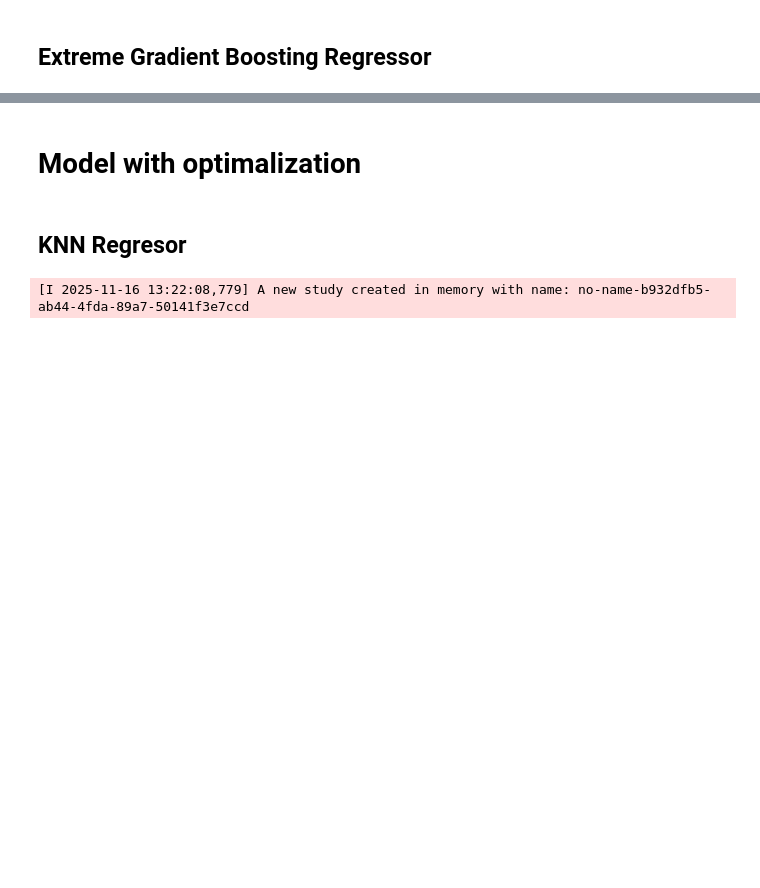
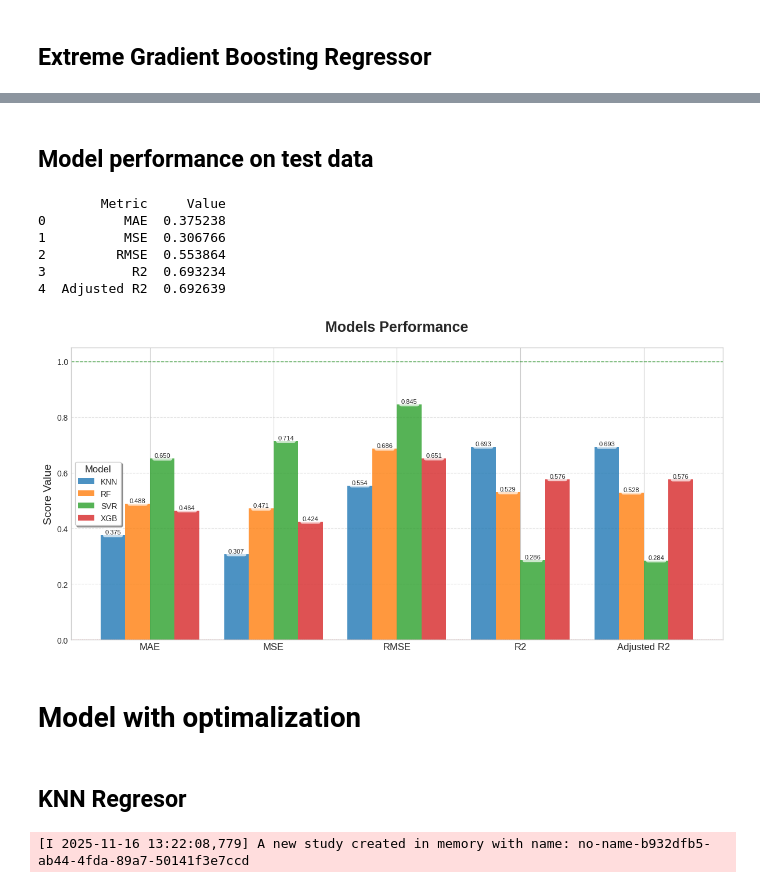
Before and after one commit to xXKeNdAmAmAsTeRXx/Machine-Learning-Tasks, a Jupyter notebook: Model_Selection_and_Regularization/Regression - California Dataset.ipynb, the cells around one changed output, grey strips where cells are left out. Cells and saved outputs as stored; diff of their text form; code cells hidden in the pictures; blank space fills up the shorter version.

```diff
--- a/Model_Selection_and_Regularization/Regression - California Dataset.ipynb
+++ b/Model_Selection_and_Regularization/Regression - California Dataset.ipynb
@@ -93,7 +174,8 @@ def train_and_judge(model, x_train, y_train, x_test, y_test):
 # %% [markdown]
 ## KNN Regresor
 # %%
-train_and_judge(KNeighborsRegressor(), x_train, y_train, x_test, y_test)
+model_performence["KNN"] = train_and_judge(KNeighborsRegressor(), x_train, y_train, x_test, y_test)
+model_performence["KNN"]
 # %% [output]
 Training Scores
         Metric     Value
@@ -113,7 +201,8 @@ Testing Scores
 # %% [markdown]
 ## SVE
 # %%
-train_and_judge(SVR(), x_train, y_train, x_test, y_test)
+model_performence["SVR"] = train_and_judge(SVR(), x_train, y_train, x_test, y_test)
+model_performence["SVR"]
 # %% [output]
 Training Scores
         Metric     Value
@@ -133,7 +228,8 @@ Testing Scores
 # %% [markdown]
 ## Random Forest
 # %%
-train_and_judge(RandomForestRegressor(), x_train, y_train, x_test, y_test)
+model_performence["RF"] = train_and_judge(RandomForestRegressor(), x_train, y_train, x_test, y_test)
+model_performence["RF"]
 # %% [output]
 Training Scores
         Metric     Value
@@ -153,7 +255,8 @@ Testing Scores
 # %% [markdown]
 ## Extreme Gradient Boosting Regressor
 # %%
-train_and_judge(XGBRegressor, x_train, y_train, x_test, y_test)
+model_performence["XGB"] = train_and_judge(XGBRegressor(), x_train, y_train, x_test, y_test)
+model_performence["XGB"]
 # %% [output]
 Training Scores
         Metric     Value
@@ -173,3 +282,16 @@ Testing Scores
+# %% [markdown]
+## Model performance on test data
+# %%
+print(model_performence['KNN'])
+plot_meterics(model_performence)
+# %% [output]
+        Metric     Value
+0          MAE  0.375238
+1          MSE  0.306766
+2         RMSE  0.553864
+3           R2  0.693234
+4  Adjusted R2  0.692639
+[figure, added]
 # %% [markdown]
 # Model with optimalization
 # %%
```
Also changed, not shown: parts of 8 cells of this notebook.
